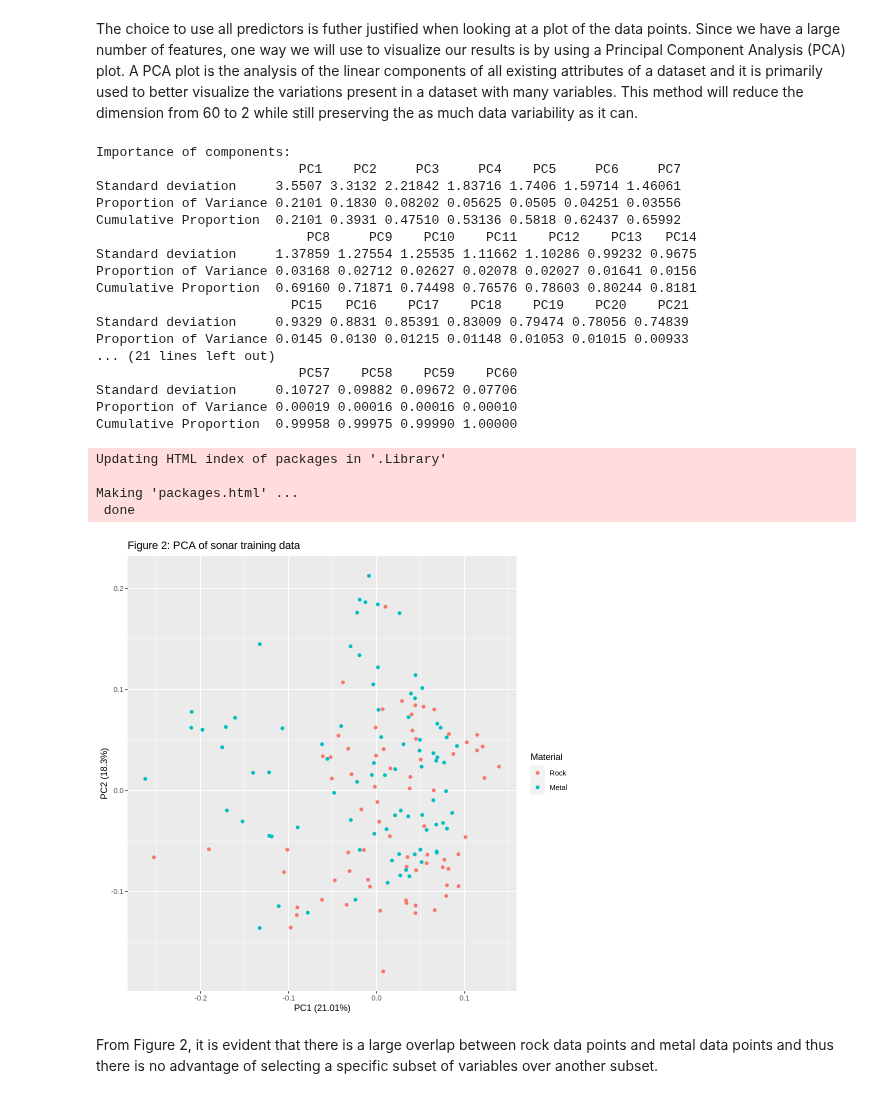
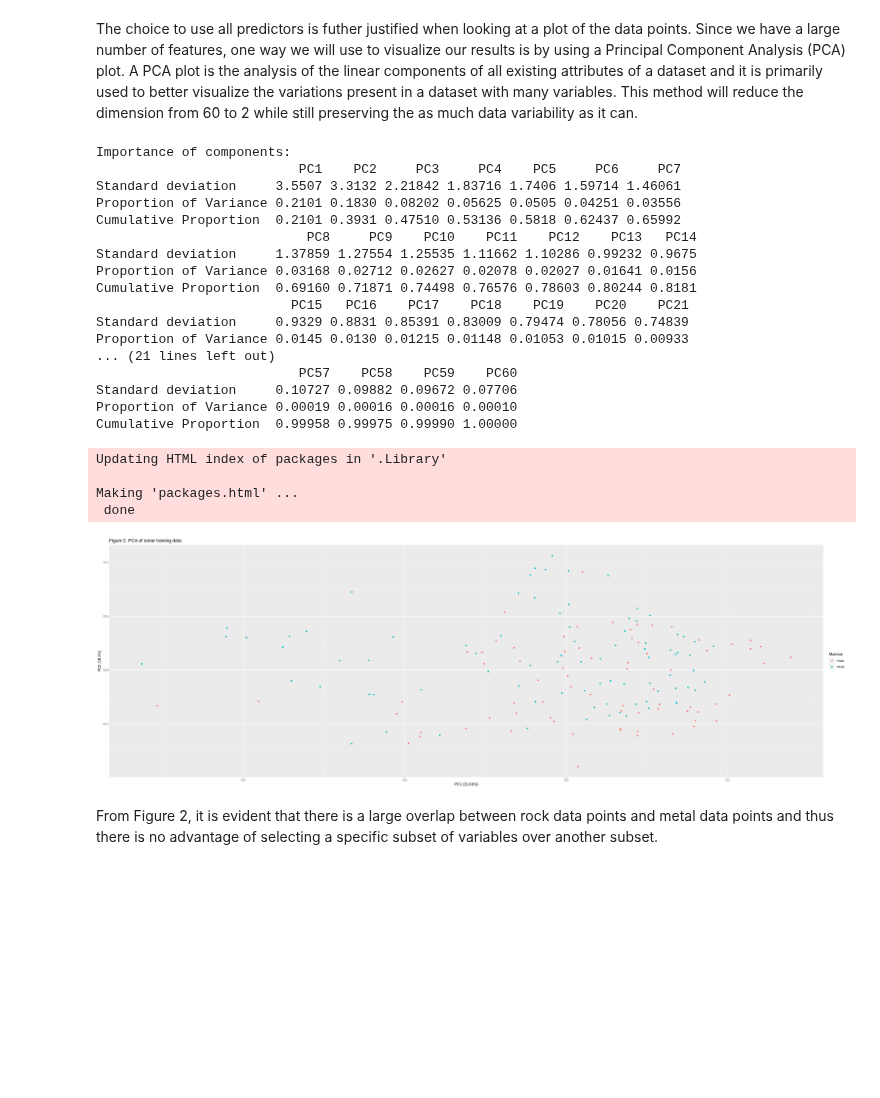
Before and after one commit to m2icocoa/group_project_team_6, a Jupyter notebook: proposal.ipynb, the cells around one changed output. Cells and saved outputs as stored; diff of their text form; code cells hidden in the pictures; blank space fills up the shorter version.

```diff
--- a/proposal.ipynb
+++ b/proposal.ipynb
@@ -184,45 +178,35 @@ sonar_pca <- prcomp(sonar_training[,c(1:60)],
 
 # Here we get 60 principal components named PC1-60. Each of these explains a percentage of the total variation in the dataset.
 summary(sonar_pca)
-#str(sonar_pca)
 
 install.packages("ggfortify")
 library(ggfortify)
-options(repr.plot.width = 8, repr.plot.height = 8)
 sonar_pca_plot <- autoplot(sonar_pca, data = sonar_training, colour = 'Rocks_or_Mines') +
-    labs(colour = "Material", title = "Figure 2: PCA of sonar training data")
+    labs(colour = "Material", title = "Figure 2. PCA of sonar training data")
 sonar_pca_plot
-
-# For a better understanding of the linear transformation of features, biplot( ) function also be used to plot PCA.
-# biplot_sonar_pca <- biplot(sonar_pca)
-# biplot_sonar_pca
-
-# For determining the ideal features which can be justified after performing PCA, the plot( ) function can be used to plot the precomp object.
-# plot_sonar_pca <- plot(sonar_pca, type = '1')
-# plot_sonar_pca
 # %% [output]
 Importance of components:
                           PC1    PC2     PC3     PC4    PC5     PC6     PC7
 Standard deviation     3.5507 3.3132 2.21842 1.83716 1.7406 1.59714 1.46061
 Proportion of Variance 0.2101 0.1830 0.08202 0.05625 0.0505 0.04251 0.03556
 Cumulative Proportion  0.2101 0.3931 0.47510 0.53136 0.5818 0.62437 0.65992
                            PC8     PC9    PC10    PC11    PC12    PC13   PC14
 Standard deviation     1.37859 1.27554 1.25535 1.11662 1.10286 0.99232 0.9675
 Proportion of Variance 0.03168 0.02712 0.02627 0.02078 0.02027 0.01641 0.0156
 Cumulative Proportion  0.69160 0.71871 0.74498 0.76576 0.78603 0.80244 0.8181
                          PC15   PC16    PC17    PC18    PC19    PC20    PC21
 Standard deviation     0.9329 0.8831 0.85391 0.83009 0.79474 0.78056 0.74839
 Proportion of Variance 0.0145 0.0130 0.01215 0.01148 0.01053 0.01015 0.00933
 ... (21 lines left out)
                           PC57    PC58    PC59    PC60
 Standard deviation     0.10727 0.09882 0.09672 0.07706
 Proportion of Variance 0.00019 0.00016 0.00016 0.00010
 Cumulative Proportion  0.99958 0.99975 0.99990 1.00000
 Updating HTML index of packages in '.Library'
 
 Making 'packages.html' ...
  done
-[figure, old version]
+[figure, new version]
 # %% [markdown]
 From Figure 2, it is evident that there is a large overlap between rock data points and metal data points and thus there is no advantage of selecting a specific subset of variables over another subset.
 # %% [markdown]
```
Also changed, not shown: parts of 9 cells of this notebook.
